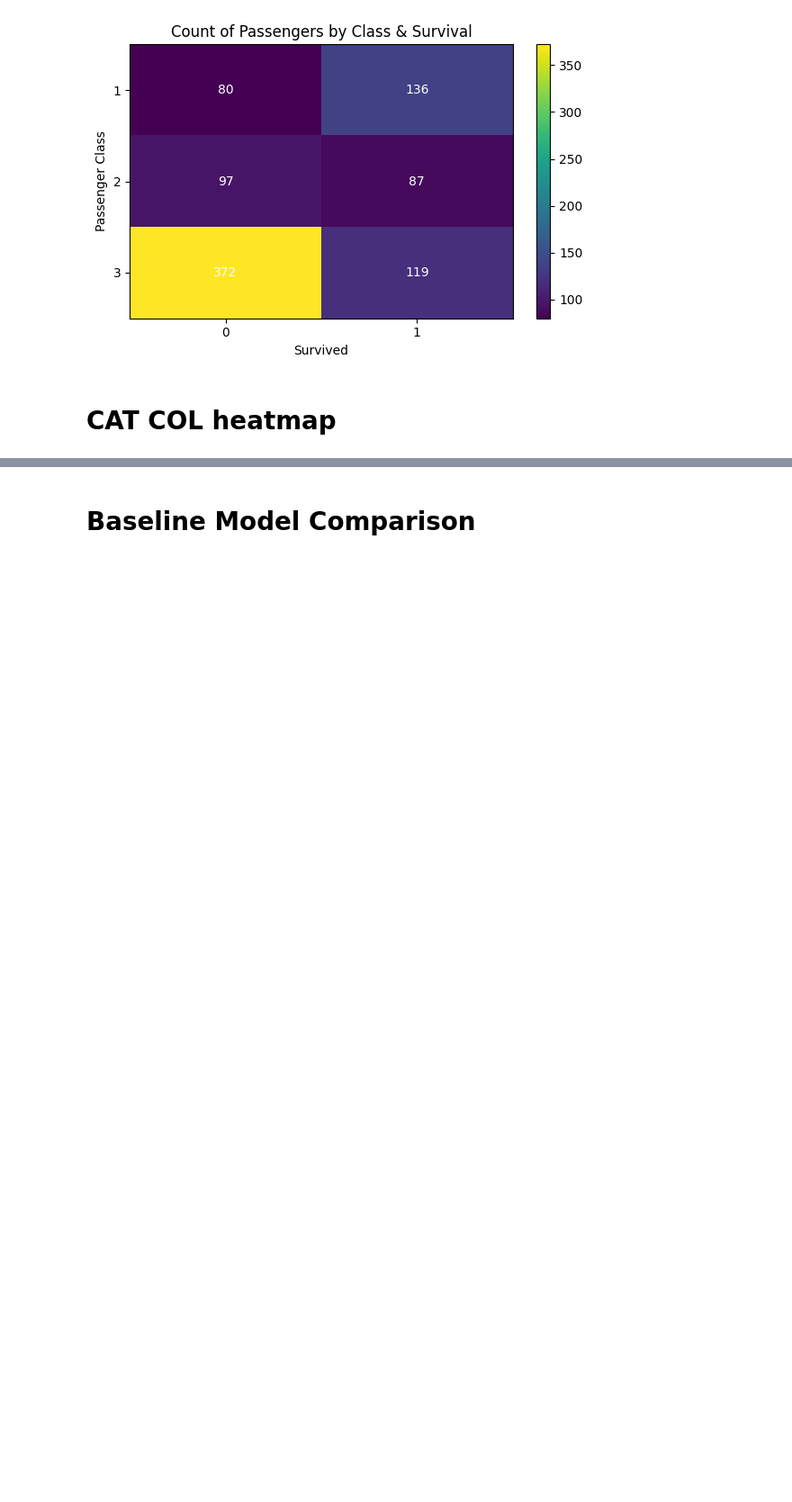
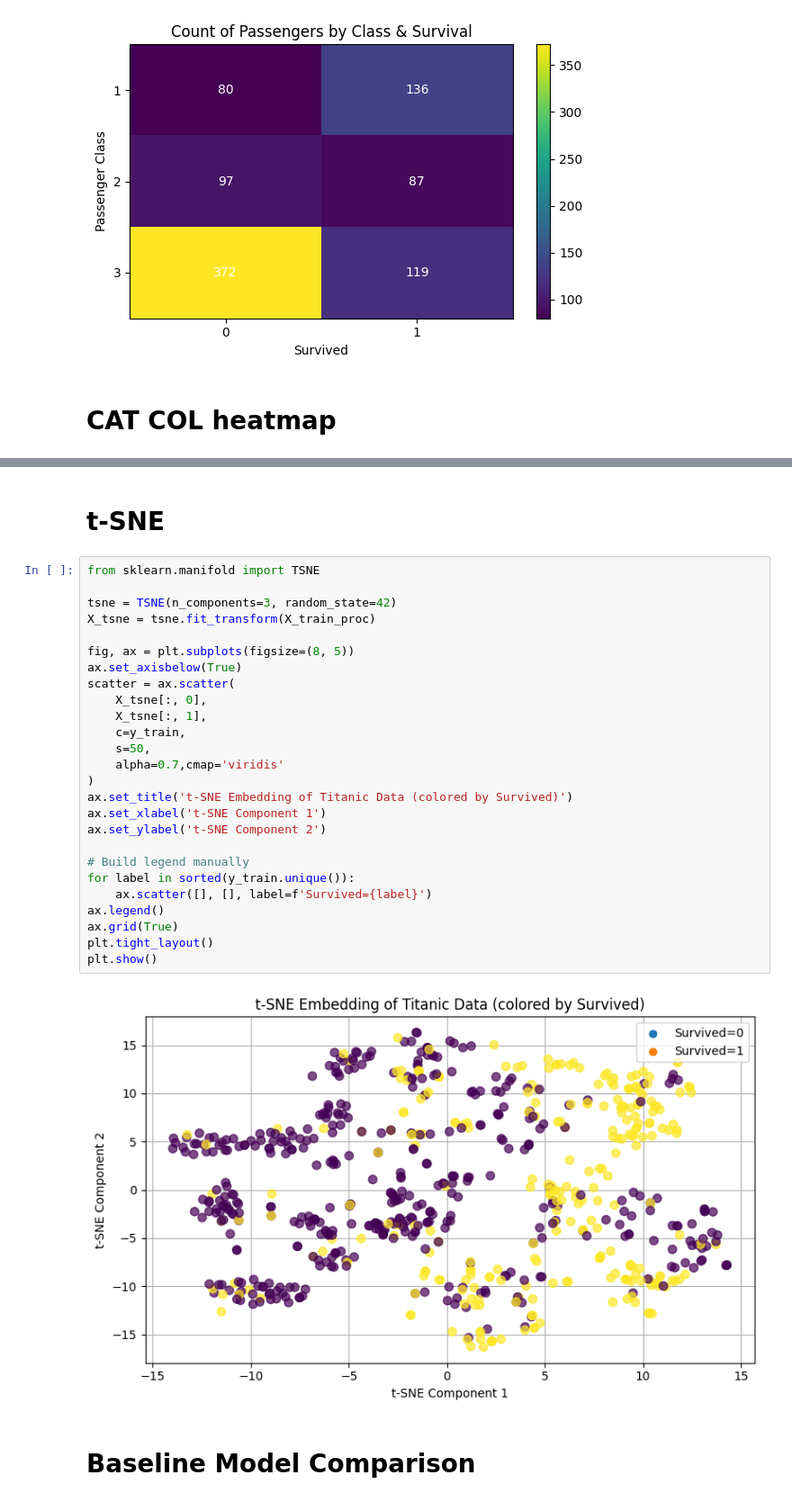
Before and after one commit to mariabilichenk0/kaggle, a Jupyter notebook: titanic/titanic.ipynb, the cells around one changed output, grey strips where cells are left out. Shown at 90% size. Cells and saved outputs as stored; diff of their text form; blank space fills up the shorter version.

```diff
--- a/titanic/titanic.ipynb
+++ b/titanic/titanic.ipynb
@@ -311,3 +405,33 @@ for col in CAT_COLS:
+# %% [markdown]
+# t-SNE
+# %%
+from sklearn.manifold import TSNE
+
+tsne = TSNE(n_components=3, random_state=42)
+X_tsne = tsne.fit_transform(X_train_proc)
+
+fig, ax = plt.subplots(figsize=(8, 5))
+ax.set_axisbelow(True)
+scatter = ax.scatter(
+    X_tsne[:, 0],
+    X_tsne[:, 1],
+    c=y_train,
+    s=50,
+    alpha=0.7,cmap='viridis'
+)
+ax.set_title('t-SNE Embedding of Titanic Data (colored by Survived)')
+ax.set_xlabel('t-SNE Component 1')
+ax.set_ylabel('t-SNE Component 2')
+
+# Build legend manually
+for label in sorted(y_train.unique()):
+    ax.scatter([], [], label=f'Survived={label}')
+ax.legend()
+ax.grid(True)
+plt.tight_layout()
+plt.show()
+# %% [output]
+[figure, added]
 # %% [markdown]
 # Baseline Model Comparison
 # %%
```
Also changed, not shown: parts of 8 cells of this notebook.
